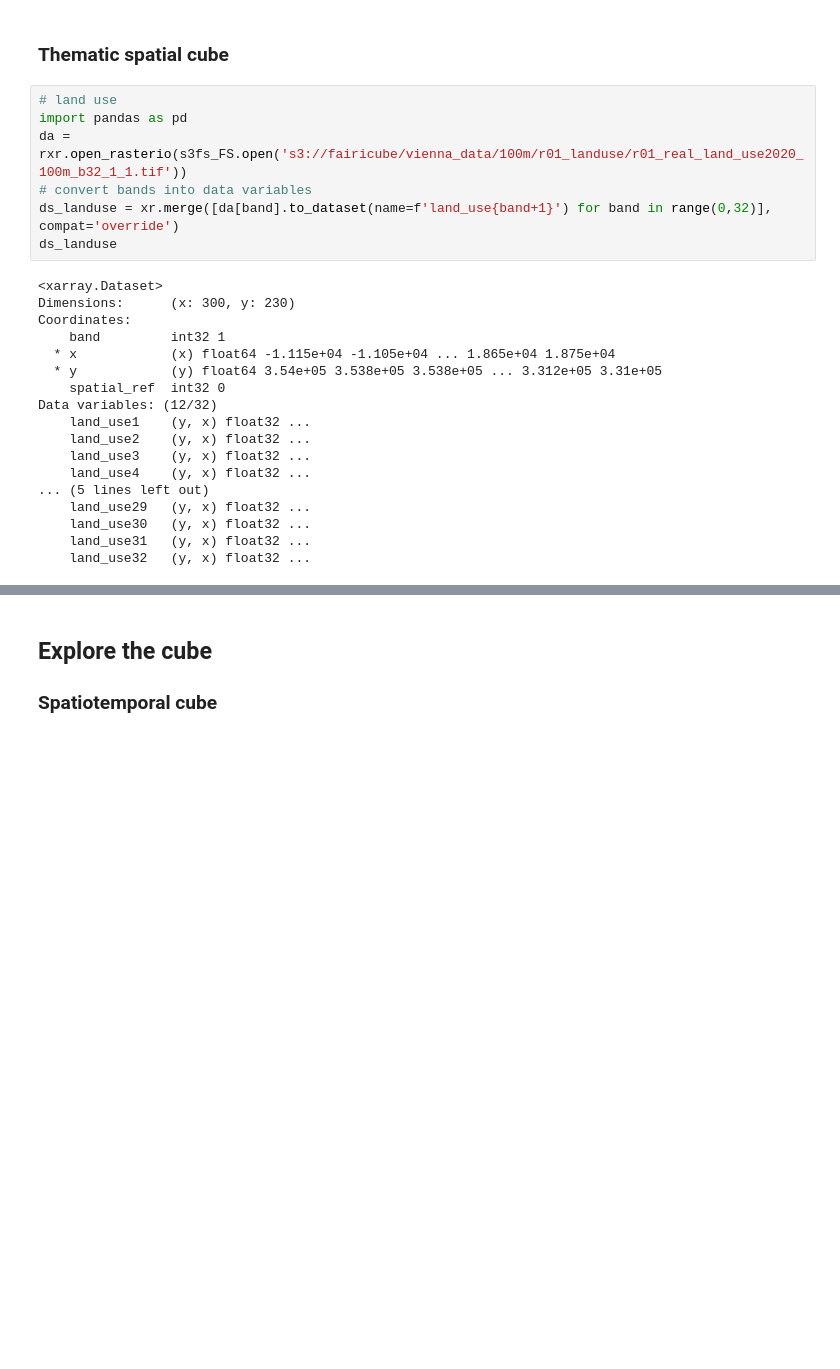
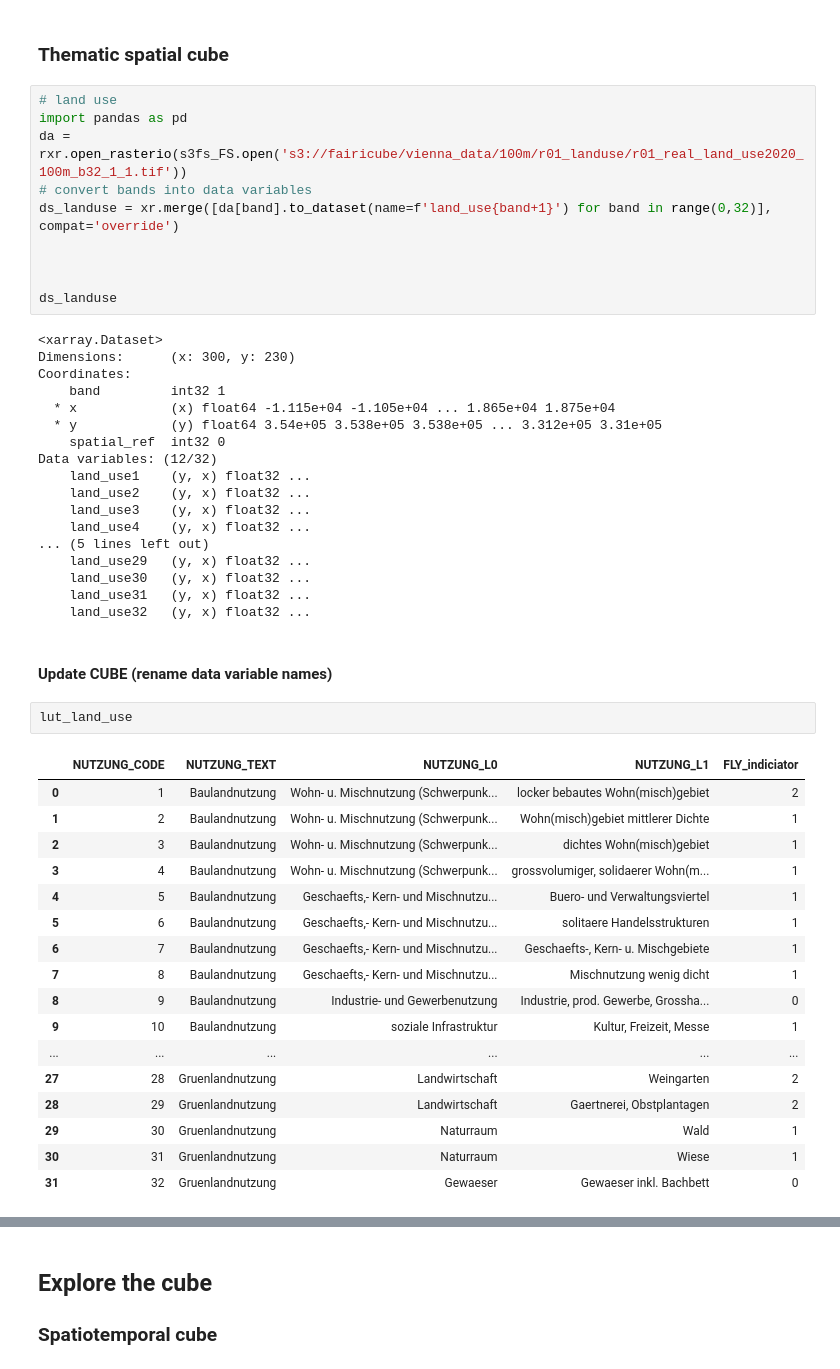
Before and after one commit to FAIRiCUBE/uc1-urban-climate, a Jupyter notebook: notebooks/demo/Vienna_data_cube.ipynb, the cells around one changed output, grey strips where cells are left out. Saved outputs shown, nothing was run; the diff lists cells and outputs as text; blank space fills up the shorter version.

```diff
--- a/notebooks/demo/Vienna_data_cube.ipynb
+++ b/notebooks/demo/Vienna_data_cube.ipynb
@@ -71,6 +93,9 @@ import pandas as pd
 da = rxr.open_rasterio(s3fs_FS.open('s3://fairicube/vienna_data/100m/r01_landuse/r01_real_land_use2020_100m_b32_1_1.tif'))
 # convert bands into data variables
 ds_landuse = xr.merge([da[band].to_dataset(name=f'land_use{band+1}') for band in range(0,32)], compat='override')
+
+
+
 ds_landuse
 # %% [output]
 <xarray.Dataset>
@@ -90,3 +115,25 @@ Data variables: (12/32)
     land_use30   (y, x) float32 ...
     land_use31   (y, x) float32 ...
     land_use32   (y, x) float32 ...
+# %% [markdown]
+#### Update CUBE (rename data variable names)
+# %%
+lut_land_use
+# %% [output]
+|  | NUTZUNG_CODE | NUTZUNG_TEXT | NUTZUNG_L0 | NUTZUNG_L1 | FLY_indiciator |
+| 0 | 1 | Baulandnutzung | Wohn- u. Mischnutzung (Schwerpunk... | locker bebautes Wohn(misch)gebiet | 2 |
+| 1 | 2 | Baulandnutzung | Wohn- u. Mischnutzung (Schwerpunk... | Wohn(misch)gebiet mittlerer Dichte | 1 |
+| 2 | 3 | Baulandnutzung | Wohn- u. Mischnutzung (Schwerpunk... | dichtes Wohn(misch)gebiet | 1 |
+| 3 | 4 | Baulandnutzung | Wohn- u. Mischnutzung (Schwerpunk... | grossvolumiger, solidaerer Wohn(m... | 1 |
+| 4 | 5 | Baulandnutzung | Geschaefts,- Kern- und Mischnutzu... | Buero- und Verwaltungsviertel | 1 |
+| 5 | 6 | Baulandnutzung | Geschaefts,- Kern- und Mischnutzu... | solitaere Handelsstrukturen | 1 |
+| 6 | 7 | Baulandnutzung | Geschaefts,- Kern- und Mischnutzu... | Geschaefts-, Kern- u. Mischgebiete | 1 |
+| 7 | 8 | Baulandnutzung | Geschaefts,- Kern- und Mischnutzu... | Mischnutzung wenig dicht | 1 |
+| 8 | 9 | Baulandnutzung | Industrie- und Gewerbenutzung | Industrie, prod. Gewerbe, Grossha... | 0 |
+| 9 | 10 | Baulandnutzung | soziale Infrastruktur | Kultur, Freizeit, Messe | 1 |
+| ... | ... | ... | ... | ... | ... |
+| 27 | 28 | Gruenlandnutzung | Landwirtschaft | Weingarten | 2 |
+| 28 | 29 | Gruenlandnutzung | Landwirtschaft | Gaertnerei, Obstplantagen | 2 |
+| 29 | 30 | Gruenlandnutzung | Naturraum | Wald | 1 |
+| 30 | 31 | Gruenlandnutzung | Naturraum | Wiese | 1 |
+| 31 | 32 | Gruenlandnutzung | Gewaeser | Gewaeser inkl. Bachbett | 0 |
```
Also changed, not shown: parts of 13 cells of this notebook.
